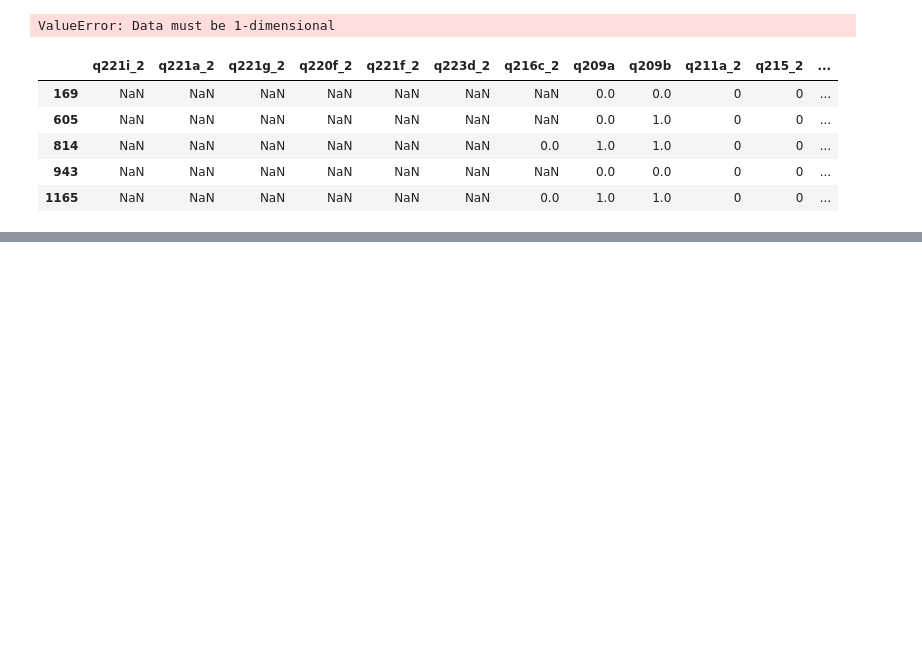
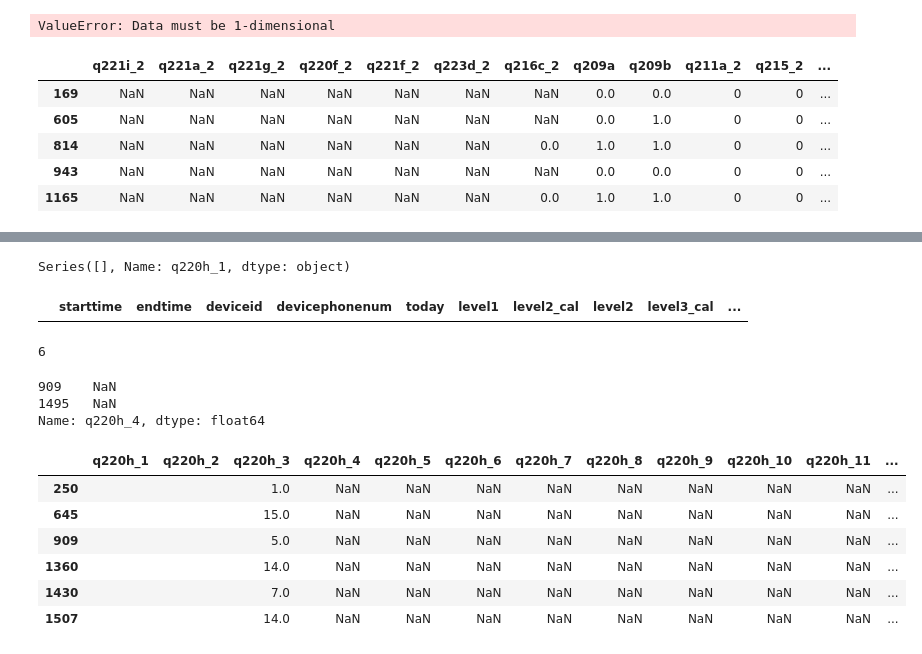
Before and after one commit to thatjohnguy/afidep-deep-learning-project, a Jupyter notebook: teamup_profile_generator.ipynb, the cells around one changed output, grey strips where cells are left out. Cells and saved outputs as stored; diff of their text form; code cells hidden in the pictures; blank space fills up the shorter version.

```diff
--- a/teamup_profile_generator.ipynb
+++ b/teamup_profile_generator.ipynb
@@ -1924,0 +2320,30 @@ df_ce_lam
+# %%
+variables[0]
+# %% [output]
+Series([], Name: q220h_1, dtype: object)
+# %%
+variables[1]
+# %% [output]
+|  | starttime | endtime | deviceid | devicephonenum | today | level1 | level2_cal | level2 | level3_cal | ... |
+# %%
+len(variables[2])
+# %% [output]
+6
+# %%
+for i in variables223:
+    if len(i)>0:
+        print(i)
+# %% [output]
+909    NaN
+1495   NaN
+Name: q220h_4, dtype: float64
+# %%
+variables220[2]
+# %% [output]
+|  | q220h_1 | q220h_2 | q220h_3 | q220h_4 | q220h_5 | q220h_6 | q220h_7 | q220h_8 | q220h_9 | q220h_10 | q220h_11 | ... |
+| 250 |  |  | 1.0 | NaN | NaN | NaN | NaN | NaN | NaN | NaN | NaN | ... |
+| 645 |  |  | 15.0 | NaN | NaN | NaN | NaN | NaN | NaN | NaN | NaN | ... |
+| 909 |  |  | 5.0 | NaN | NaN | NaN | NaN | NaN | NaN | NaN | NaN | ... |
+| 1360 |  |  | 14.0 | NaN | NaN | NaN | NaN | NaN | NaN | NaN | NaN | ... |
+| 1430 |  |  | 7.0 | NaN | NaN | NaN | NaN | NaN | NaN | NaN | NaN | ... |
+| 1507 |  |  | 14.0 | NaN | NaN | NaN | NaN | NaN | NaN | NaN | NaN | ... |
```
Also changed, not shown: parts of 37 cells of this notebook.
